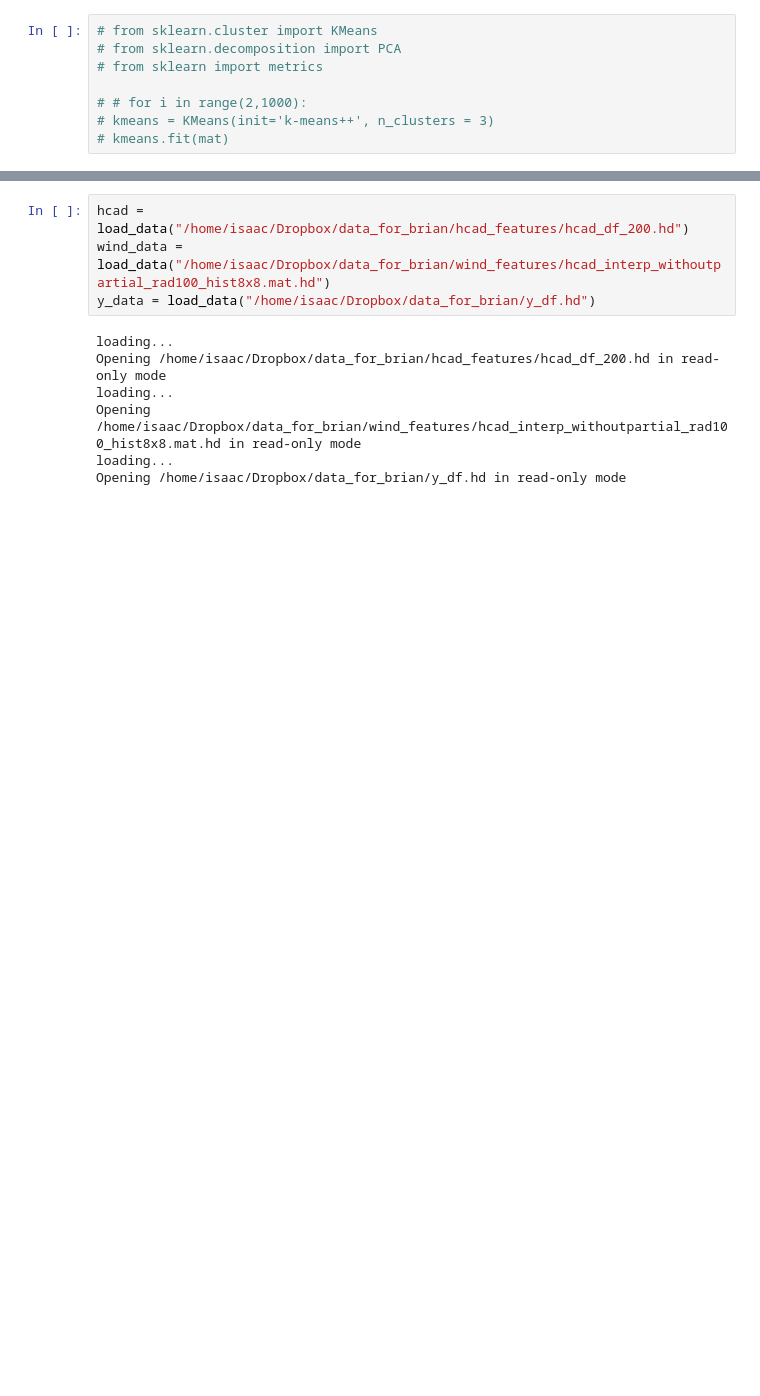
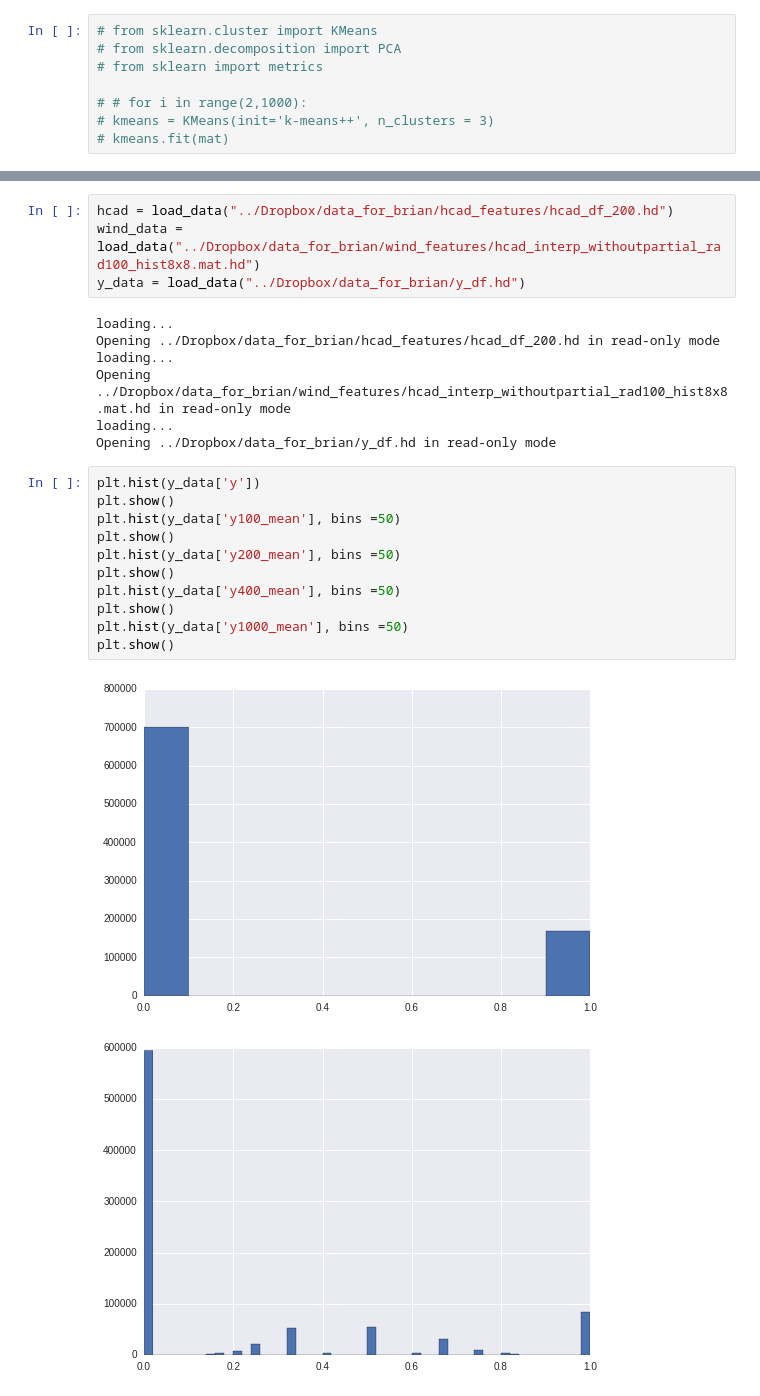
Before and after one commit to IJDykeman/storm_damage_prediction, a Jupyter notebook: final_model.ipynb, the cells around one changed output, grey strips where cells are left out. Drawn from its saved outputs; the diff is of its cells as text; blank space fills up the shorter version.

```diff
--- a/final_model.ipynb
+++ b/final_model.ipynb
@@ -73,11 +129,25 @@ NameError: name 'kmeans' is not defined
 # %%
-hcad = load_data("/home/isaac/Dropbox/data_for_brian/hcad_features/hcad_df_200.hd")
-wind_data = load_data("/home/isaac/Dropbox/data_for_brian/wind_features/hcad_interp_withoutpartial_rad100_hist8x8.mat.hd")
-y_data = load_data("/home/isaac/Dropbox/data_for_brian/y_df.hd")
+hcad = load_data("../Dropbox/data_for_brian/hcad_features/hcad_df_200.hd")
+wind_data = load_data("../Dropbox/data_for_brian/wind_features/hcad_interp_withoutpartial_rad100_hist8x8.mat.hd")
+y_data = load_data("../Dropbox/data_for_brian/y_df.hd")
 # %% [output]
 loading...
-Opening /home/isaac/Dropbox/data_for_brian/hcad_features/hcad_df_200.hd in read-only mode
+Opening ../Dropbox/data_for_brian/hcad_features/hcad_df_200.hd in read-only mode
 loading...
-Opening /home/isaac/Dropbox/data_for_brian/wind_features/hcad_interp_withoutpartial_rad100_hist8x8.mat.hd in read-only mode
+Opening ../Dropbox/data_for_brian/wind_features/hcad_interp_withoutpartial_rad100_hist8x8.mat.hd in read-only mode
 loading...
-Opening /home/isaac/Dropbox/data_for_brian/y_df.hd in read-only mode
+Opening ../Dropbox/data_for_brian/y_df.hd in read-only mode
+# %%
+plt.hist(y_data['y'])
+plt.show()
+plt.hist(y_data['y100_mean'], bins =50)
+plt.show()
+plt.hist(y_data['y200_mean'], bins =50)
+plt.show()
+plt.hist(y_data['y400_mean'], bins =50)
+plt.show()
+plt.hist(y_data['y1000_mean'], bins =50)
+plt.show()
+# %% [output]
+[figure, added]
+[figure, added]
```
Also changed, not shown: parts of 31 cells of this notebook, 2 other files.
